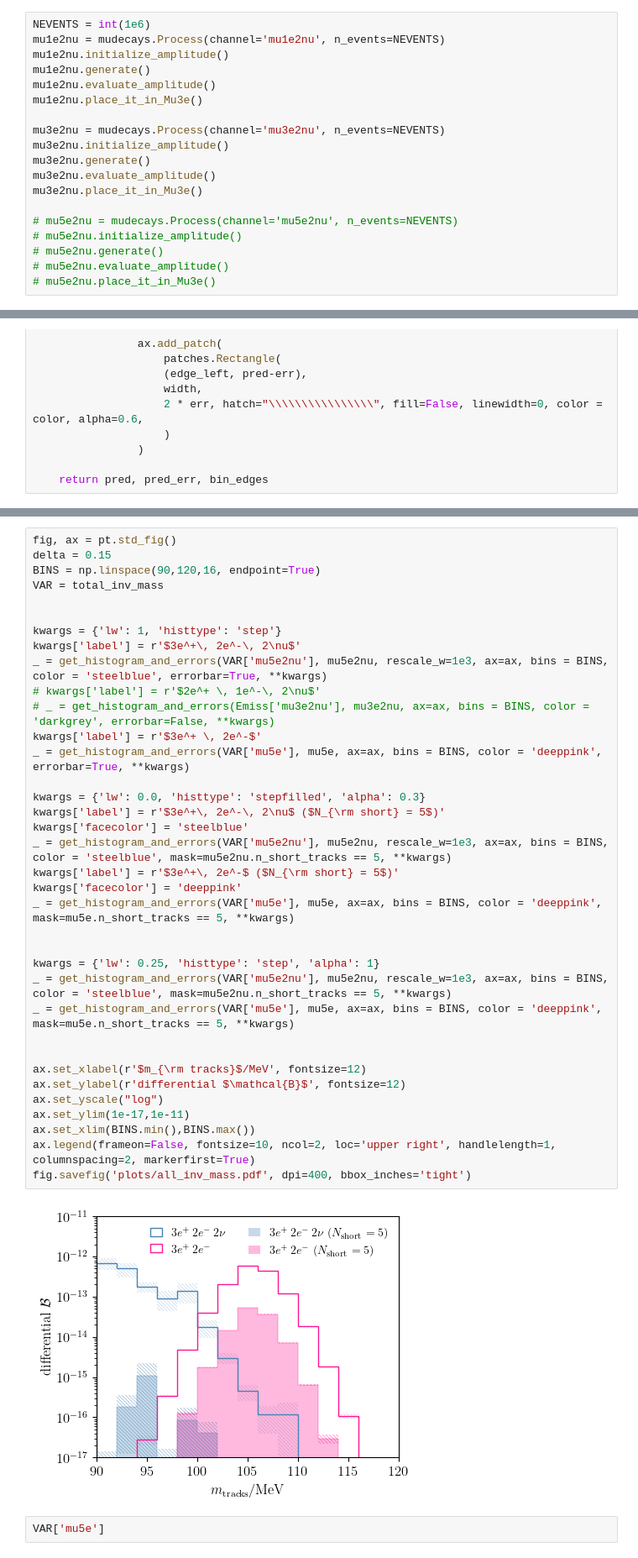
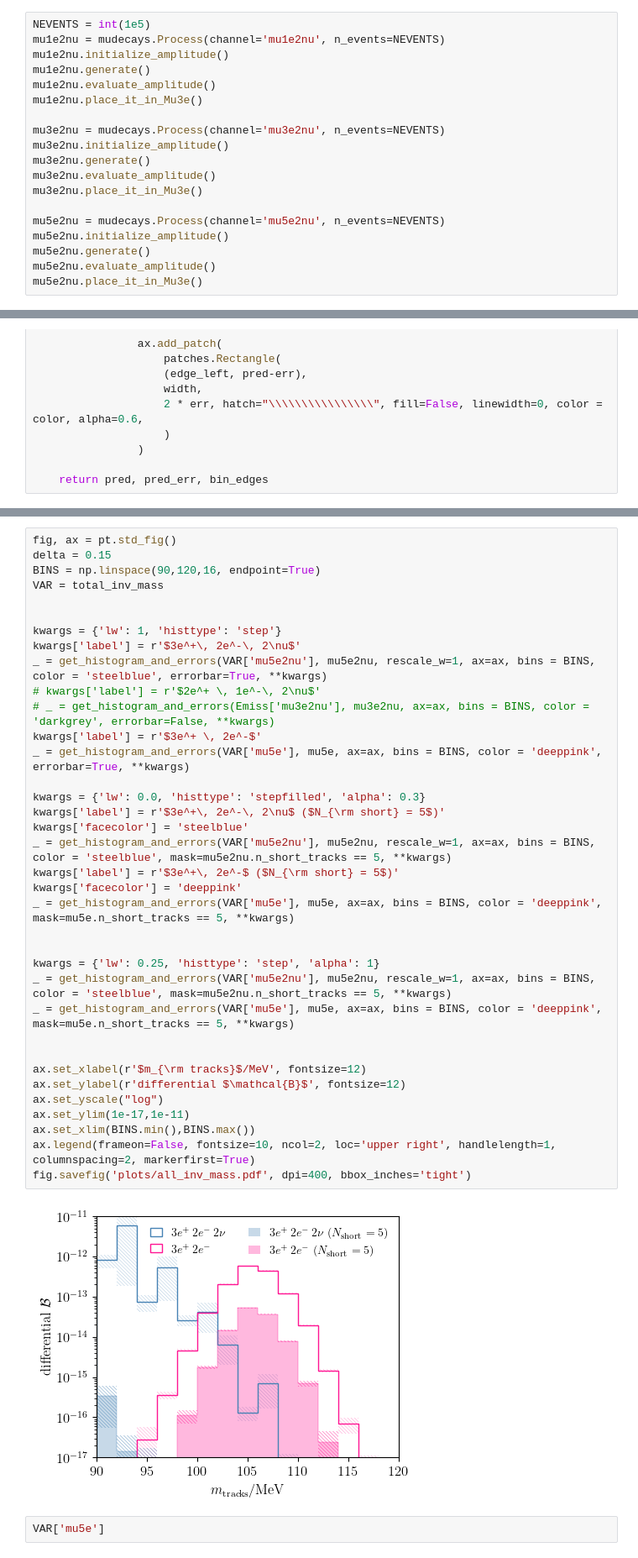
Before and after one commit to makoeppel/mu_to_5e, a Jupyter notebook: main_fastmc.ipynb, the cells around one changed output, grey strips where cells are left out. Shown at 84% size. Saved outputs shown, nothing was run; the diff lists cells and outputs as text.

Commit message:
generate on file

```diff
--- a/main_fastmc.ipynb
+++ b/main_fastmc.ipynb
@@ -39,5 +44,5 @@ B(µ --> e phi) = 1.4e-12
 # %%
-NEVENTS = int(1e6)
+NEVENTS = int(1e5)
 mu1e2nu = mudecays.Process(channel='mu1e2nu', n_events=NEVENTS)
 mu1e2nu.initialize_amplitude()
 mu1e2nu.generate()
@@ -50,9 +55,9 @@ mu3e2nu.generate()
 mu3e2nu.evaluate_amplitude()
 mu3e2nu.place_it_in_Mu3e()
 
-# mu5e2nu = mudecays.Process(channel='mu5e2nu', n_events=NEVENTS)
-# mu5e2nu.initialize_amplitude()
-# mu5e2nu.generate()
-# mu5e2nu.evaluate_amplitude()
-# mu5e2nu.place_it_in_Mu3e()
+mu5e2nu = mudecays.Process(channel='mu5e2nu', n_events=NEVENTS)
+mu5e2nu.initialize_amplitude()
+mu5e2nu.generate()
+mu5e2nu.evaluate_amplitude()
+mu5e2nu.place_it_in_Mu3e()
 # %% [output]
@@ -335,37 +341,37 @@ BINS = np.linspace(90,120,16, endpoint=True)
 VAR = total_inv_mass
 
 
 kwargs = {'lw': 1, 'histtype': 'step'}
 kwargs['label'] = r'$3e^+\, 2e^-\, 2\nu$'
-_ = get_histogram_and_errors(VAR['mu5e2nu'], mu5e2nu, rescale_w=1e3, ax=ax, bins = BINS, color = 'steelblue', errorbar=True, **kwargs)
+_ = get_histogram_and_errors(VAR['mu5e2nu'], mu5e2nu, rescale_w=1, ax=ax, bins = BINS, color = 'steelblue', errorbar=True, **kwargs)
 # kwargs['label'] = r'$2e^+ \, 1e^-\, 2\nu$'
 # _ = get_histogram_and_errors(Emiss['mu3e2nu'], mu3e2nu, ax=ax, bins = BINS, color = 'darkgrey', errorbar=False, **kwargs)
 kwargs['label'] = r'$3e^+ \, 2e^-$'
 _ = get_histogram_and_errors(VAR['mu5e'], mu5e, ax=ax, bins = BINS, color = 'deeppink', errorbar=True, **kwargs)
 
 kwargs = {'lw': 0.0, 'histtype': 'stepfilled', 'alpha': 0.3}
 kwargs['label'] = r'$3e^+\, 2e^-\, 2\nu$ ($N_{\rm short} = 5$)'
 kwargs['facecolor'] = 'steelblue'
-_ = get_histogram_and_errors(VAR['mu5e2nu'], mu5e2nu, rescale_w=1e3, ax=ax, bins = BINS, color = 'steelblue', mask=mu5e2nu.n_short_tracks == 5, **kwargs)
+_ = get_histogram_and_errors(VAR['mu5e2nu'], mu5e2nu, rescale_w=1, ax=ax, bins = BINS, color = 'steelblue', mask=mu5e2nu.n_short_tracks == 5, **kwargs)
 kwargs['label'] = r'$3e^+\, 2e^-$ ($N_{\rm short} = 5$)'
 kwargs['facecolor'] = 'deeppink'
 _ = get_histogram_and_errors(VAR['mu5e'], mu5e, ax=ax, bins = BINS, color = 'deeppink', mask=mu5e.n_short_tracks == 5, **kwargs)
 
 
 kwargs = {'lw': 0.25, 'histtype': 'step', 'alpha': 1}
-_ = get_histogram_and_errors(VAR['mu5e2nu'], mu5e2nu, rescale_w=1e3, ax=ax, bins = BINS, color = 'steelblue', mask=mu5e2nu.n_short_tracks == 5, **kwargs)
+_ = get_histogram_and_errors(VAR['mu5e2nu'], mu5e2nu, rescale_w=1, ax=ax, bins = BINS, color = 'steelblue', mask=mu5e2nu.n_short_tracks == 5, **kwargs)
 _ = get_histogram_and_errors(VAR['mu5e'], mu5e, ax=ax, bins = BINS, color = 'deeppink', mask=mu5e.n_short_tracks == 5, **kwargs)
 
 
 ax.set_xlabel(r'$m_{\rm tracks}$/MeV', fontsize=12)
 ax.set_ylabel(r'differential $\mathcal{B}$', fontsize=12)
 ax.set_yscale("log")
 ax.set_ylim(1e-17,1e-11)
 ax.set_xlim(BINS.min(),BINS.max())
 ax.legend(frameon=False, fontsize=10, ncol=2, loc='upper right', handlelength=1, columnspacing=2, markerfirst=True)
 fig.savefig('plots/all_inv_mass.pdf', dpi=400, bbox_inches='tight')
 # %% [output]
-[figure, old version]
+[figure, new version]
 # %%
 VAR['mu5e']
 # %% [output]
```
Also changed, not shown: parts of 10 cells of this notebook, 7 other files.
